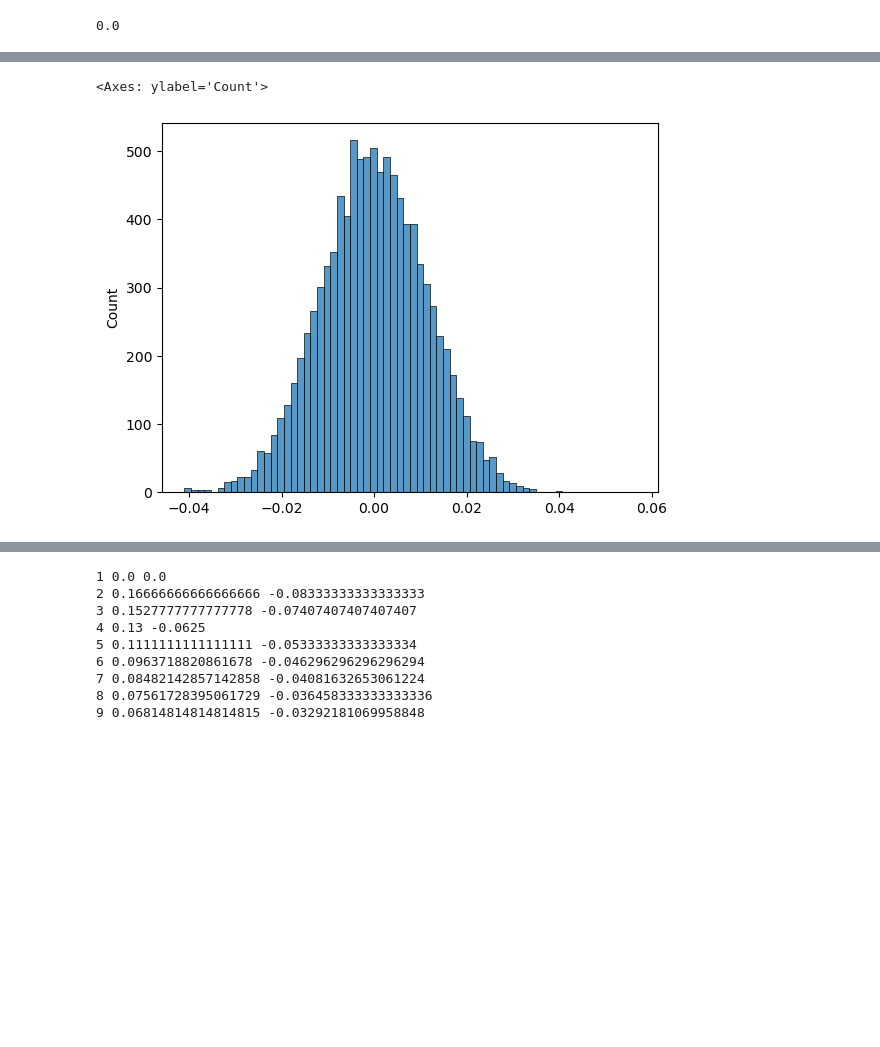
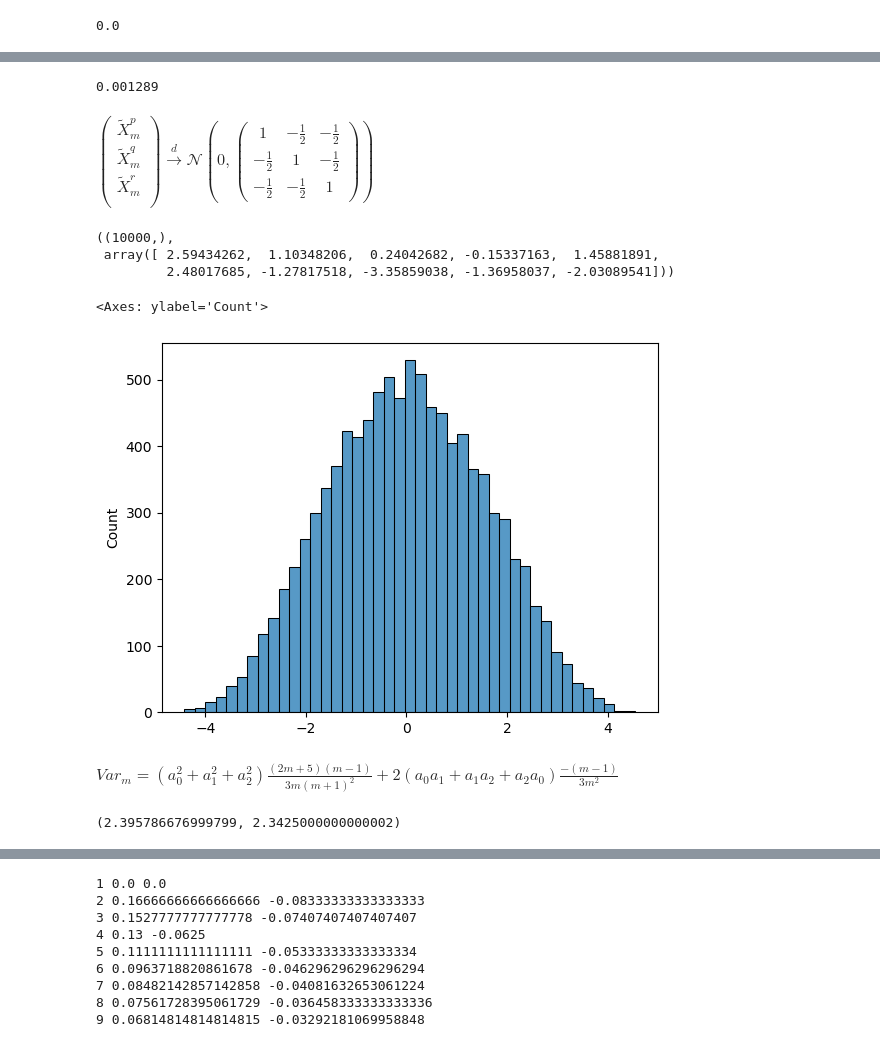
Before and after one commit to johschnee/pc-preferences, a Jupyter notebook: notebooks/10a_martingales.ipynb, the cells around one changed output, grey strips where cells are left out. Saved outputs shown, nothing was run; the diff lists cells and outputs as text; code cells hidden in the pictures; blank space fills up the shorter version.

```diff
--- a/notebooks/10a_martingales.ipynb
+++ b/notebooks/10a_martingales.ipynb
@@ -192,18 +196,18 @@ from paths import FIG_DIR, DATA_DIR
 # %%
 # Simulation parameters
 num_trials = 10000  # Number of independent simulations
-max_n = 5000        # Maximum number of steps
+max_n = 1000        # Maximum number of steps
+rng = np.random.default_rng(1331)
 
-rng = np.random.default_rng()
-
-for n in range(2, max_n + 1):
-    step = rng.beta(n-1, 1, (num_trials, 3))
+stoch_process = np.zeros((num_trials, 3))
+for m in range(2, max_n + 1):
+    step = rng.beta(m-1, 1, (num_trials, 3))
     U, V, W = step[:, 0], step[:, 1], step[:, 2]
 
-    martingales[:, 0] = U - V + U * V * martingales[:, 0]
-    martingales[:, 1] = V - W + V * W * martingales[:, 1]
-    martingales[:, 2] = W - U + W * U * martingales[:, 2]
+    stoch_process[:, 0] = U - V + U * V * stoch_process[:, 0]
+    stoch_process[:, 1] = V - W + V * W * stoch_process[:, 1]
+    stoch_process[:, 2] = W - U + W * U * stoch_process[:, 2]
 
-martingales.shape, martingales[:10]
+stoch_process.shape, stoch_process[:10]
 # %% [output]
 ((10000, 3),
@@ -219,0 +224,16 @@ martingales.shape, martingales[:10]
+# %%
+# Simulation parameters
+num_trials = 1000000  # Number of independent simulations
+max_n = 4        # Maximum number of steps
+rng = np.random.default_rng(1331)
+
+stoch_process = np.zeros((num_trials, 3))
+for m in range(2, max_n + 1):
+    step = rng.beta(m-1, 1, (num_trials, 3))
+    U, V, W = step[:, 0], step[:, 1], step[:, 2]
+
+    stoch_process[:, 0] = U - V + U * V * stoch_process[:, 0]
+    stoch_process[:, 1] = V - W + V * W * stoch_process[:, 1]
+    stoch_process[:, 2] = W - U + W * U * stoch_process[:, 2]
+
+stoch_process.shape, stoch_process[:10]
@@ -220,6 +252,39 @@ martingales.shape, martingales[:10]
+# %%
+np.sum((np.sum(stoch_process > 0, axis=1) == 0) + (np.sum(stoch_process > 0, axis=1) == 3)) / num_trials
+# %% [output]
+0.001289
+# %% [markdown]
+$\begin{pmatrix}
+    \widetilde{X}_m^p \\
+    \widetilde{X}_m^q \\
+    \widetilde{X}_m^r \\
+    \end{pmatrix}
+    \xrightarrow[]{d}
+    \mathcal{N}\left(0,
+    \begin{pmatrix}
+    1 & -\frac{1}{2} & -\frac{1}{2}\\
+    -\frac{1}{2} & 1 & -\frac{1}{2}\\
+    -\frac{1}{2} & -\frac{1}{2} & 1
+    \end{pmatrix}
+    \right)$
+# %%
+a = np.array([1, 1.5, -3])
+lin_comb = stoch_process @ a
+lin_comb.shape, lin_comb[:10]
+# %% [output]
+((10000,),
+ array([ 2.59434262,  1.10348206,  0.24042682, -0.15337163,  1.45881891,
+         2.48017685, -1.27817518, -3.35859038, -1.36958037, -2.03089541]))
 # %%
-sns.histplot(martingales[:, 0])
+sns.histplot(lin_comb)
 # %% [output]
 <Axes: ylabel='Count'>
-[figure, old version]
+[figure, new version]
+# %% [markdown]
+$Var_m = (a_0^2 + a_1^2 + a_2^2)\frac{(2m+5)(m-1)}{3m(m+1)^2} + 2(a_0 a_1 + a_1 a_2 + a_2 a_0)\frac{-(m-1)}{3m^2}$
+# %%
+calc_var = np.sum(a**2)*(m-1)*(2*m+5)/(3*m*(m+1)**2) + 2*(a[0]*a[1] + a[1]*a[2] + a[2]*a[0])*(-(m-1))/(3*m**2)
+np.var(lin_comb), calc_var
+# %% [output]
+(2.395786676999799, 2.3425000000000002)
 # %%
```
Also changed, not shown: parts of 22 cells of this notebook, 6 other files.
